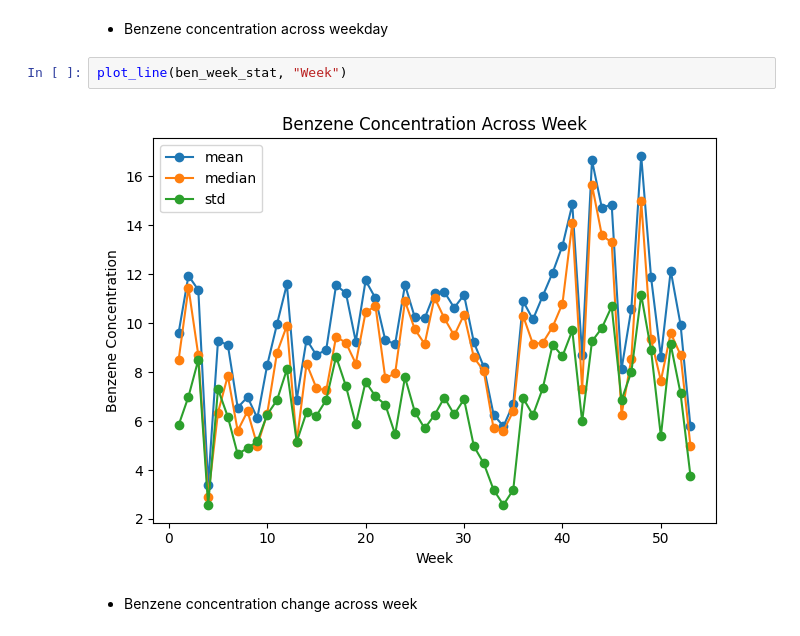
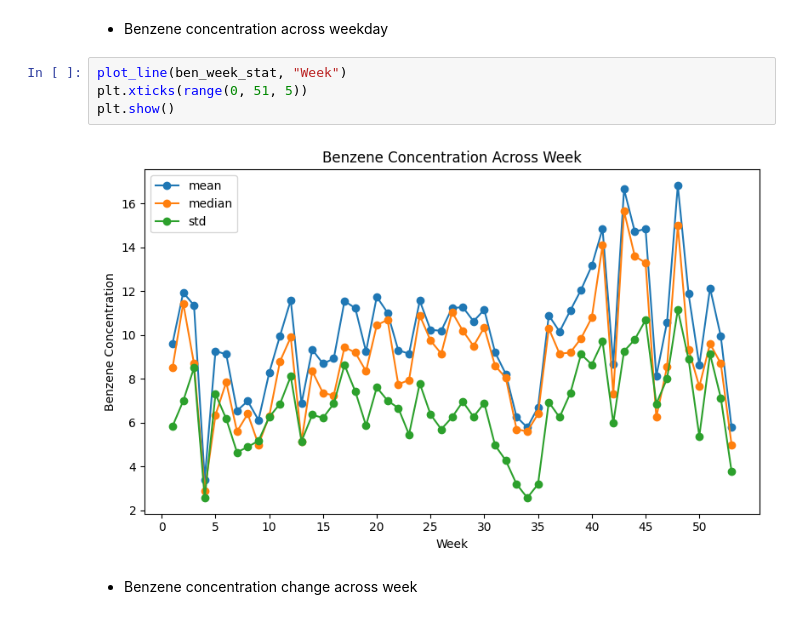
Before and after one commit to bingxiaochen/ST-554-Project1, a Jupyter notebook: Task2/Project1_Task2_Hui.ipynb, the cells around one changed output. Drawn from its saved outputs; the diff is of its cells as text.

```diff
--- a/Task2/Project1_Task2_Hui.ipynb
+++ b/Task2/Project1_Task2_Hui.ipynb
@@ -265,9 +293,11 @@ plot_line(ben_mon_stat, "Month")
 # %% [markdown]
 - Benzene concentration across weekday
-# %%
-plot_line(ben_week_stat, "Week")
-# %% [output]
-[figure, removed]
+# %%
+plot_line(ben_week_stat, "Week")
+plt.xticks(range(0, 51, 5))
+plt.show()
+# %% [output]
+[figure, added]
 # %% [markdown]
 - Benzene concentration change across week
 # %%
```
Also changed, not shown: parts of 14 cells of this notebook.
